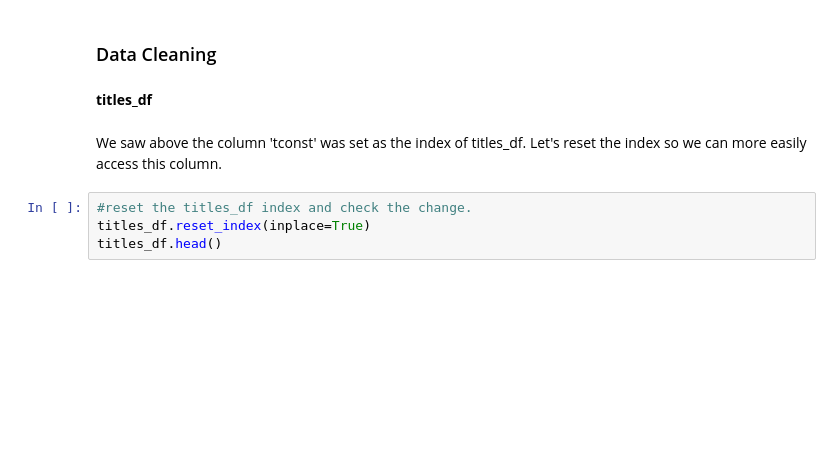
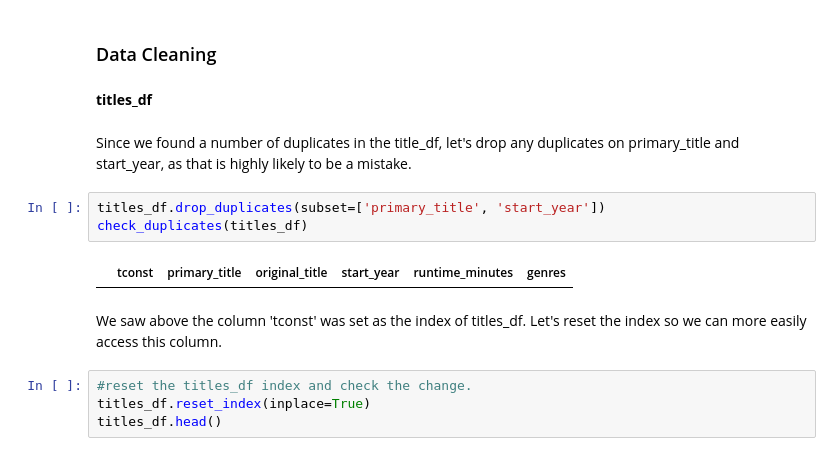
Before and after one commit to Sammyknee/dsc-project-template, a Jupyter notebook: Data Cleaning Notebook.ipynb, the cells around one changed output. Drawn from its saved outputs; the diff is of its cells as text; blank space fills up the shorter version.

```diff
--- a/Data Cleaning Notebook.ipynb
+++ b/Data Cleaning Notebook.ipynb
@@ -316,6 +311,13 @@ Name: characters, Length: 174762, dtype: float64
 ### Data Cleaning
 # %% [markdown]
 **titles_df**
+# %% [markdown]
+Since we found a number of duplicates in the title_df, let's drop any duplicates on primary_title and start_year, as that is highly likely to be a mistake.
+# %%
+titles_df.drop_duplicates(subset=['primary_title', 'start_year'])
+check_duplicates(titles_df)
+# %% [output]
+|  | tconst | primary_title | original_title | start_year | runtime_minutes | genres |
 # %% [markdown]
 We saw above the column 'tconst' was set as the index of titles_df. Let's reset the index so we can more easily access this column.
 # %%
```
Also changed, not shown: parts of 20 cells of this notebook, 2 other files.
